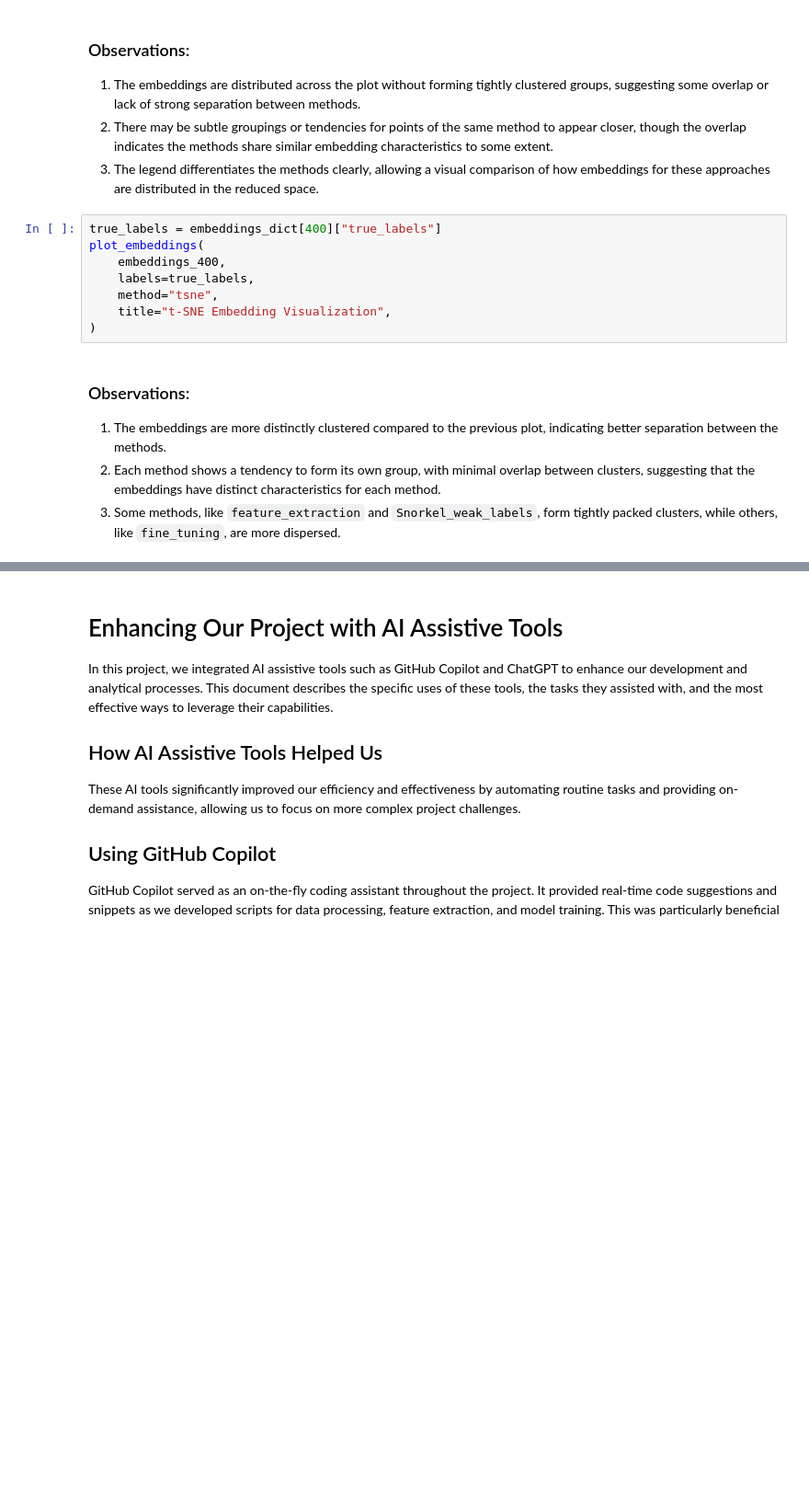
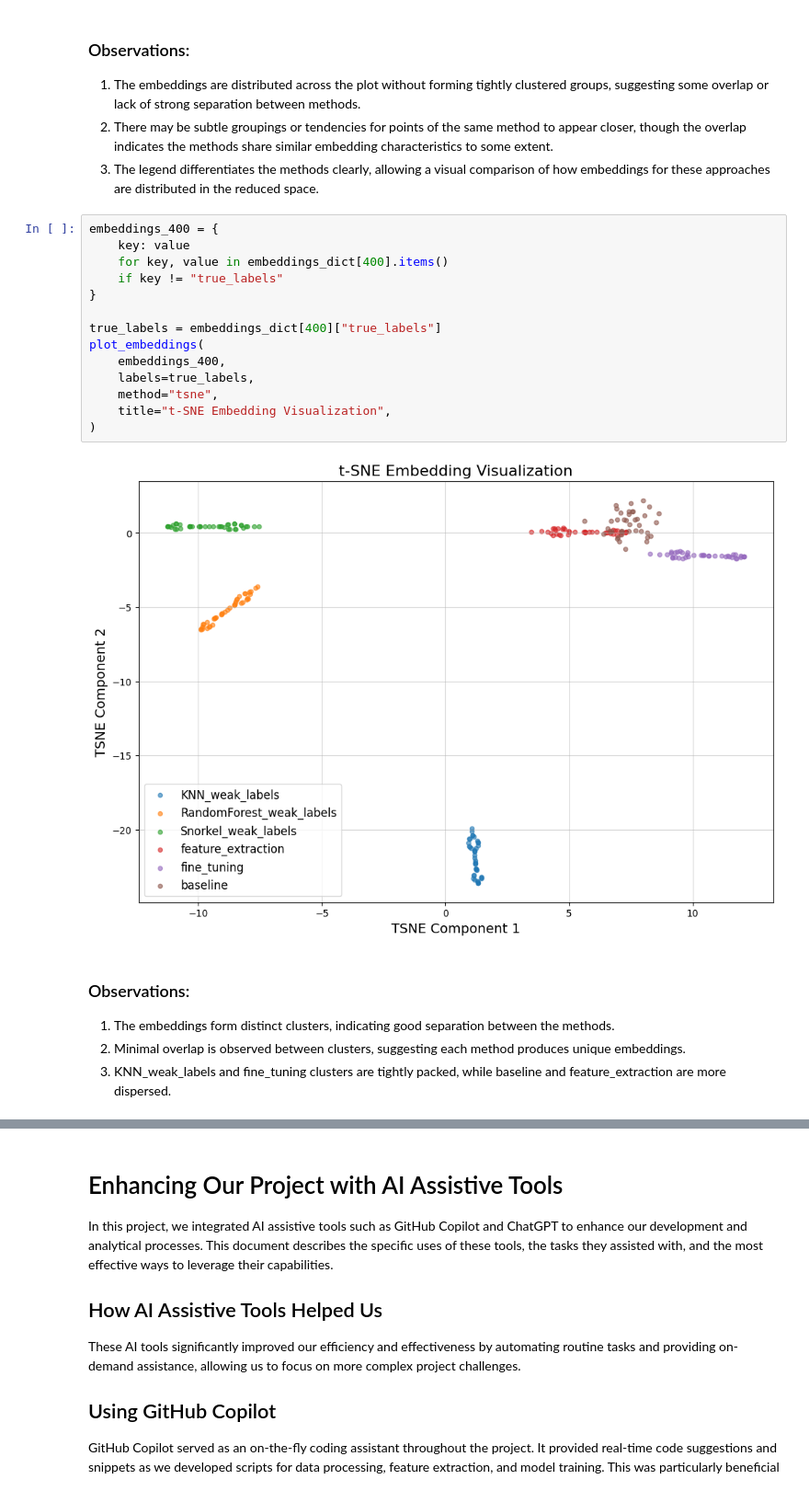
Before and after one commit to somehowchris/npr_mc2_hs24, a Jupyter notebook: main.ipynb, the cells around one changed output, grey strips where cells are left out. Shown at 92% size. Cells and saved outputs as stored; diff of their text form; blank space fills up the shorter version.

```diff
--- a/main.ipynb
+++ b/main.ipynb
@@ -1280,16 +1345,24 @@ plot_embeddings(
 2. There may be subtle groupings or tendencies for points of the same method to appear closer, though the overlap indicates the methods share similar embedding characteristics to some extent.
 3. The legend differentiates the methods clearly, allowing a visual comparison of how embeddings for these approaches are distributed in the reduced space.
 # %%
+embeddings_400 = {
+    key: value
+    for key, value in embeddings_dict[400].items()
+    if key != "true_labels"
+}
+
 true_labels = embeddings_dict[400]["true_labels"]
 plot_embeddings(
     embeddings_400,
     labels=true_labels,
     method="tsne",
     title="t-SNE Embedding Visualization",
 )
+# %% [output]
+[figure, added]
 # %% [markdown]
 ### Observations:
-1. The embeddings are more distinctly clustered compared to the previous plot, indicating better separation between the methods.
-2. Each method shows a tendency to form its own group, with minimal overlap between clusters, suggesting that the embeddings have distinct characteristics for each method.
-3. Some methods, like `feature_extraction` and `Snorkel_weak_labels`, form tightly packed clusters, while others, like `fine_tuning`, are more dispersed.
+1. The embeddings form distinct clusters, indicating good separation between the methods.
+2. Minimal overlap is observed between clusters, suggesting each method produces unique embeddings.
+3. KNN_weak_labels and fine_tuning clusters are tightly packed, while baseline and feature_extraction are more dispersed.
 # %%
```
Also changed, not shown: parts of 18 cells of this notebook, 3 other files.
